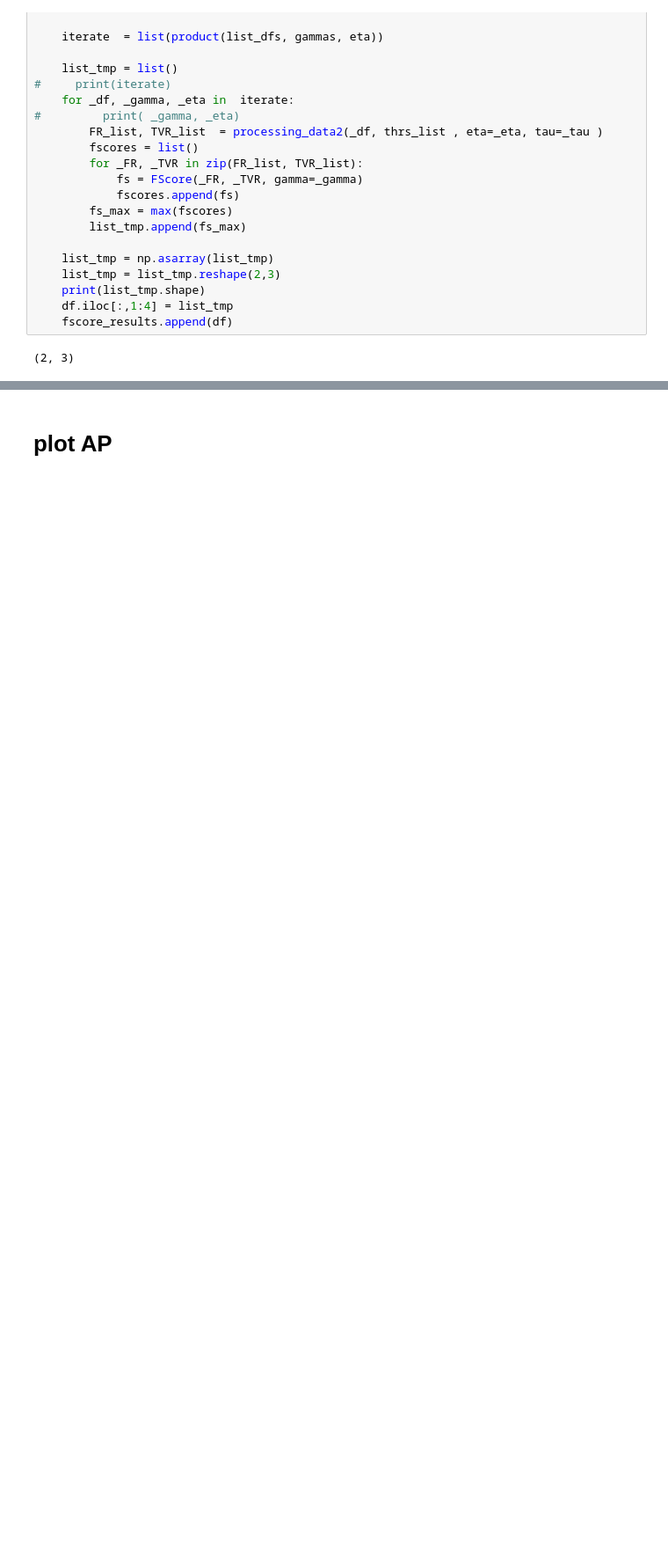
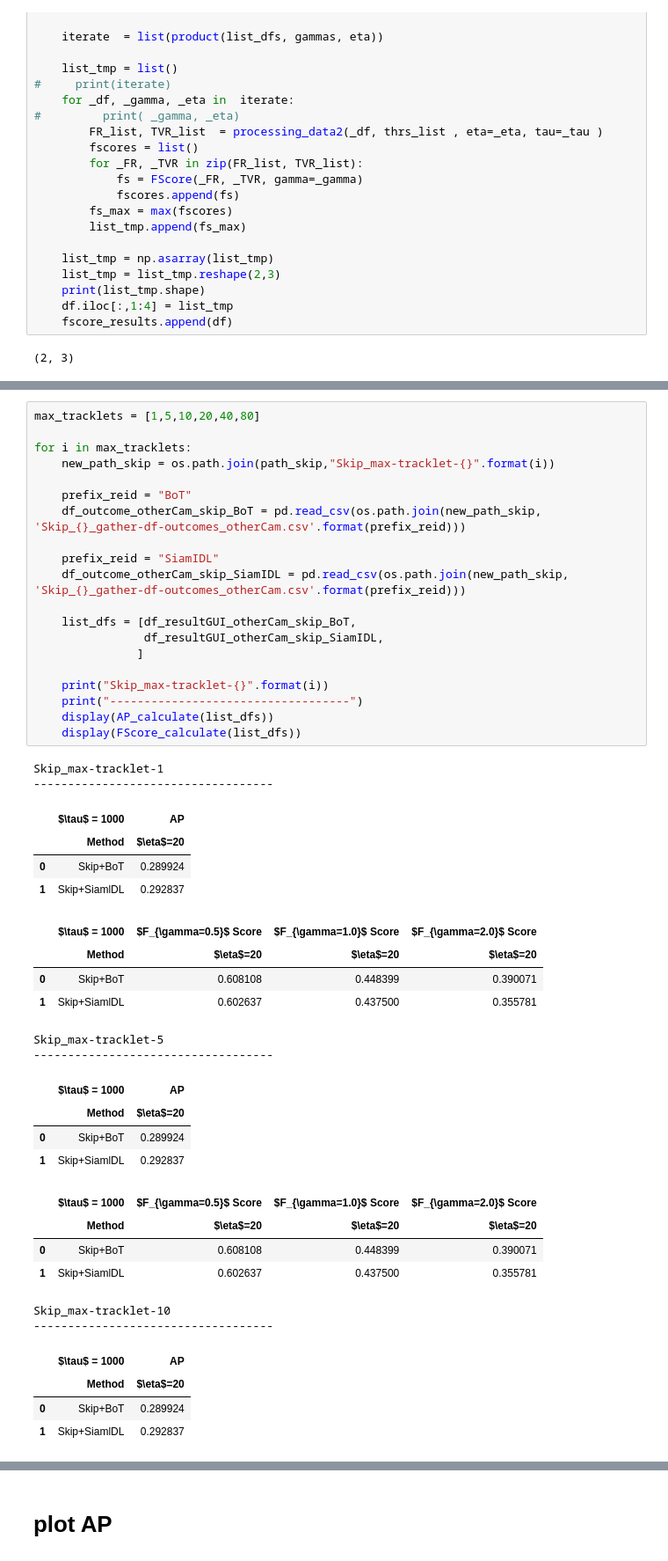
Before and after one commit to luigy-mach/TrADe, a Jupyter notebook: notebooks/show-result_Skip+ReID.ipynb, the cells around one changed output, grey strips where cells are left out. Shown: that part at 88% size. Cells and saved outputs as stored; diff of their text form; blank space fills up the shorter version.

```diff
--- a/notebooks/show-result_Skip+ReID.ipynb
+++ b/notebooks/show-result_Skip+ReID.ipynb
@@ -409,0 +515,47 @@ fscore_results[0]
+# %%
+max_tracklets = [1,5,10,20,40,80]
+
+for i in max_tracklets:
+    new_path_skip = os.path.join(path_skip,"Skip_max-tracklet-{}".format(i))
+
+    prefix_reid = "BoT"
+    df_outcome_otherCam_skip_BoT = pd.read_csv(os.path.join(new_path_skip, 'Skip_{}_gather-df-outcomes_otherCam.csv'.format(prefix_reid)))
+
+    prefix_reid = "SiamIDL"
+    df_outcome_otherCam_skip_SiamIDL = pd.read_csv(os.path.join(new_path_skip, 'Skip_{}_gather-df-outcomes_otherCam.csv'.format(prefix_reid)))
+
+    list_dfs = [df_resultGUI_otherCam_skip_BoT,
+                df_resultGUI_otherCam_skip_SiamIDL,
+               ]
+
+    print("Skip_max-tracklet-{}".format(i))
+    print("-----------------------------------")
+    display(AP_calculate(list_dfs))
+    display(FScore_calculate(list_dfs))
+# %% [output]
+Skip_max-tracklet-1
+-----------------------------------
+|  | $\tau$ = 1000 | AP |
+|  | Method | $\eta$=20 |
+| 0 | Skip+BoT | 0.289924 |
+| 1 | Skip+SiamlDL | 0.292837 |
+|  | $\tau$ = 1000 | $F_{\gamma=0.5}$ Score | $F_{\gamma=1.0}$ Score | $F_{\gamma=2.0}$ Score |
+|  | Method | $\eta$=20 | $\eta$=20 | $\eta$=20 |
+| 0 | Skip+BoT | 0.608108 | 0.448399 | 0.390071 |
+| 1 | Skip+SiamlDL | 0.602637 | 0.437500 | 0.355781 |
+Skip_max-tracklet-5
+-----------------------------------
+|  | $\tau$ = 1000 | AP |
+|  | Method | $\eta$=20 |
+| 0 | Skip+BoT | 0.289924 |
+| 1 | Skip+SiamlDL | 0.292837 |
+|  | $\tau$ = 1000 | $F_{\gamma=0.5}$ Score | $F_{\gamma=1.0}$ Score | $F_{\gamma=2.0}$ Score |
+|  | Method | $\eta$=20 | $\eta$=20 | $\eta$=20 |
+| 0 | Skip+BoT | 0.608108 | 0.448399 | 0.390071 |
+| 1 | Skip+SiamlDL | 0.602637 | 0.437500 | 0.355781 |
+Skip_max-tracklet-10
+-----------------------------------
+|  | $\tau$ = 1000 | AP |
+|  | Method | $\eta$=20 |
+| 0 | Skip+BoT | 0.289924 |
+| 1 | Skip+SiamlDL | 0.292837 |
```
Also changed, not shown: parts of 27 cells of this notebook.
